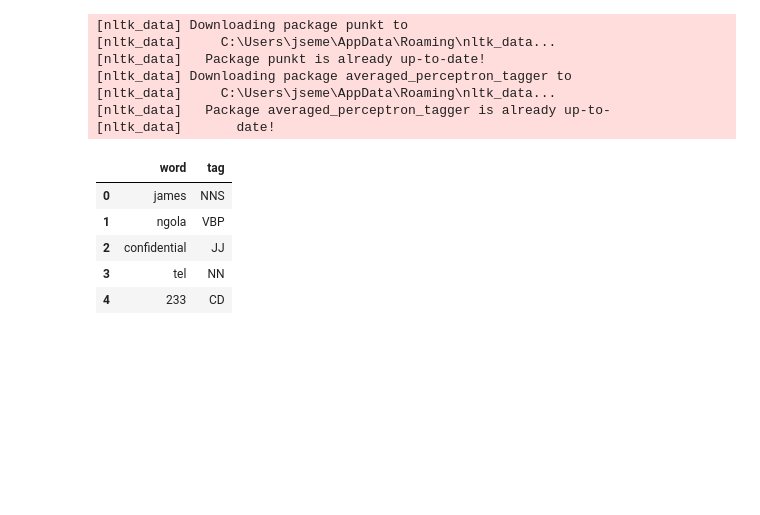
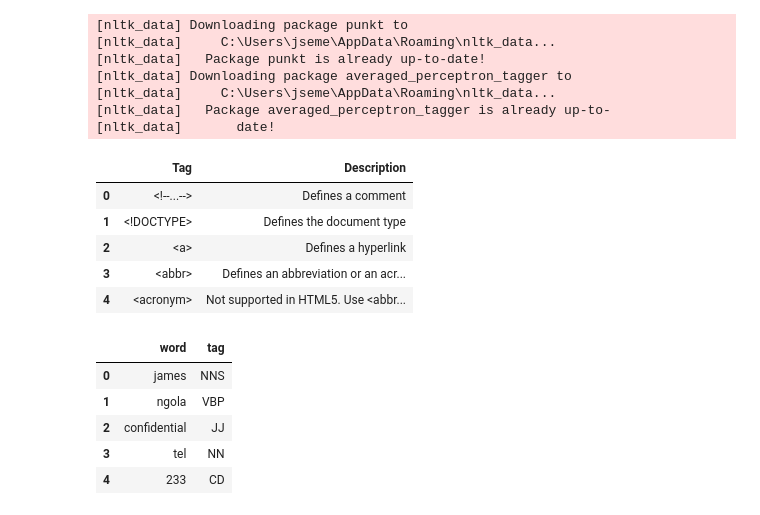
Before and after one commit to JSemelhago/FraudEmailAnalysis, a Jupyter notebook: src/FraudEmails.ipynb, the cells around one changed output. Cells and saved outputs as stored; diff of their text form; code cells hidden in the pictures; blank space fills up the shorter version.

Commit message:
Remove Unprocessed csv and general formatting
Change variable names/comments

```diff
--- a/src/FraudEmails.ipynb
+++ b/src/FraudEmails.ipynb
@@ -53,9 +53,12 @@ formatEmailsList = list(filter(lambda word: len(word)>2, formatEmailsList))
 # %%
-#Remove html tags
-
-#Tags modified from https://www.w3schools.com/TAGS/default.ASP
+#HTML tags modified from https://www.w3schools.com/TAGS/default.ASP
 htmldf = pd.read_csv('../data/html_tags.txt', sep='\t').dropna()
 htmldf['Tag'] = htmldf['Tag'].str.strip()
 htmldf.head()
-
-finalEmailFormat = [word for word in formatEmailsList if '<'+word.strip()+'>' not in htmldf['Tag'].to_list()]
+# %% [output]
+|  | Tag | Description |
+| 0 | <!--...--> | Defines a comment |
+| 1 | <!DOCTYPE> | Defines the document type |
+| 2 | <a> | Defines a hyperlink |
+| 3 | <abbr> | Defines an abbreviation or an acr... |
+| 4 | <acronym> | Not supported in HTML5. Use <abbr... |
```
Also changed, not shown: parts of 15 cells of this notebook, 3 other files.
